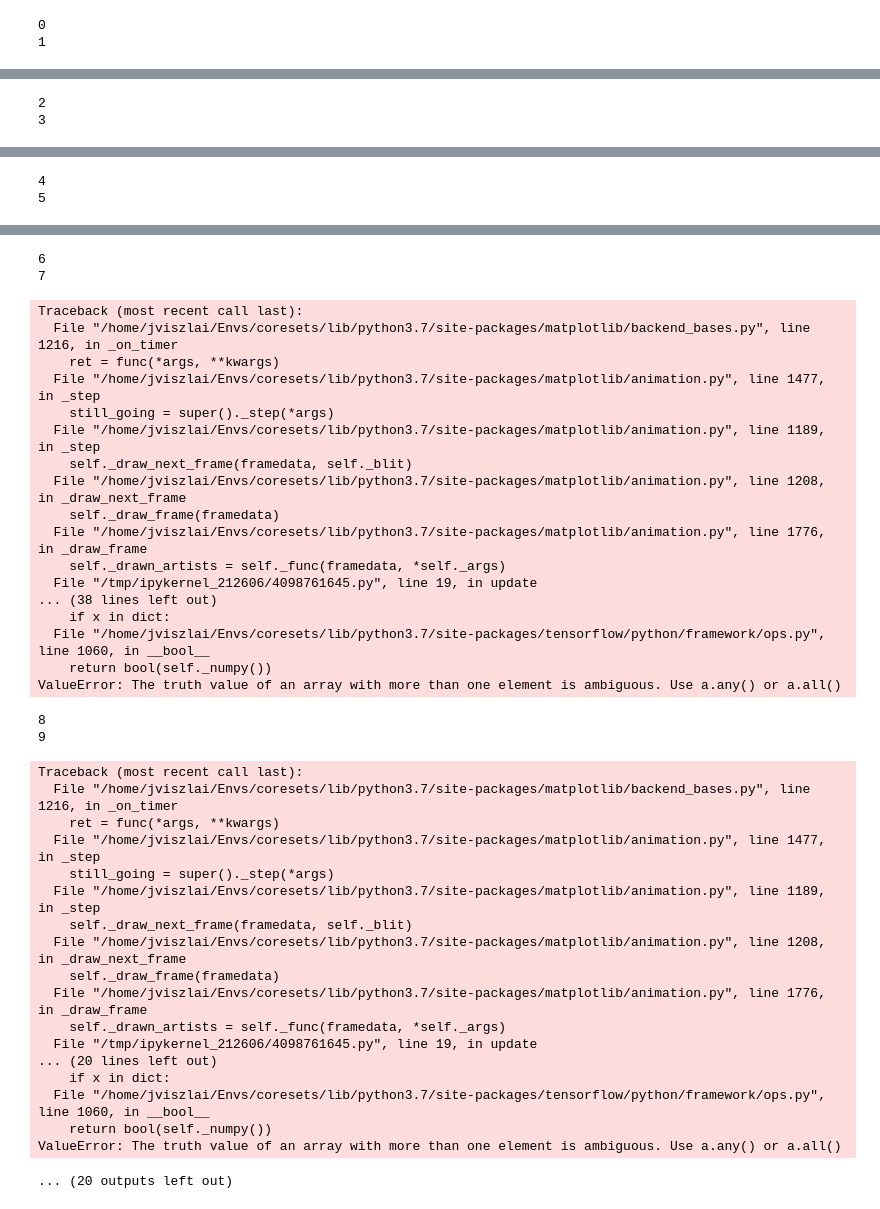
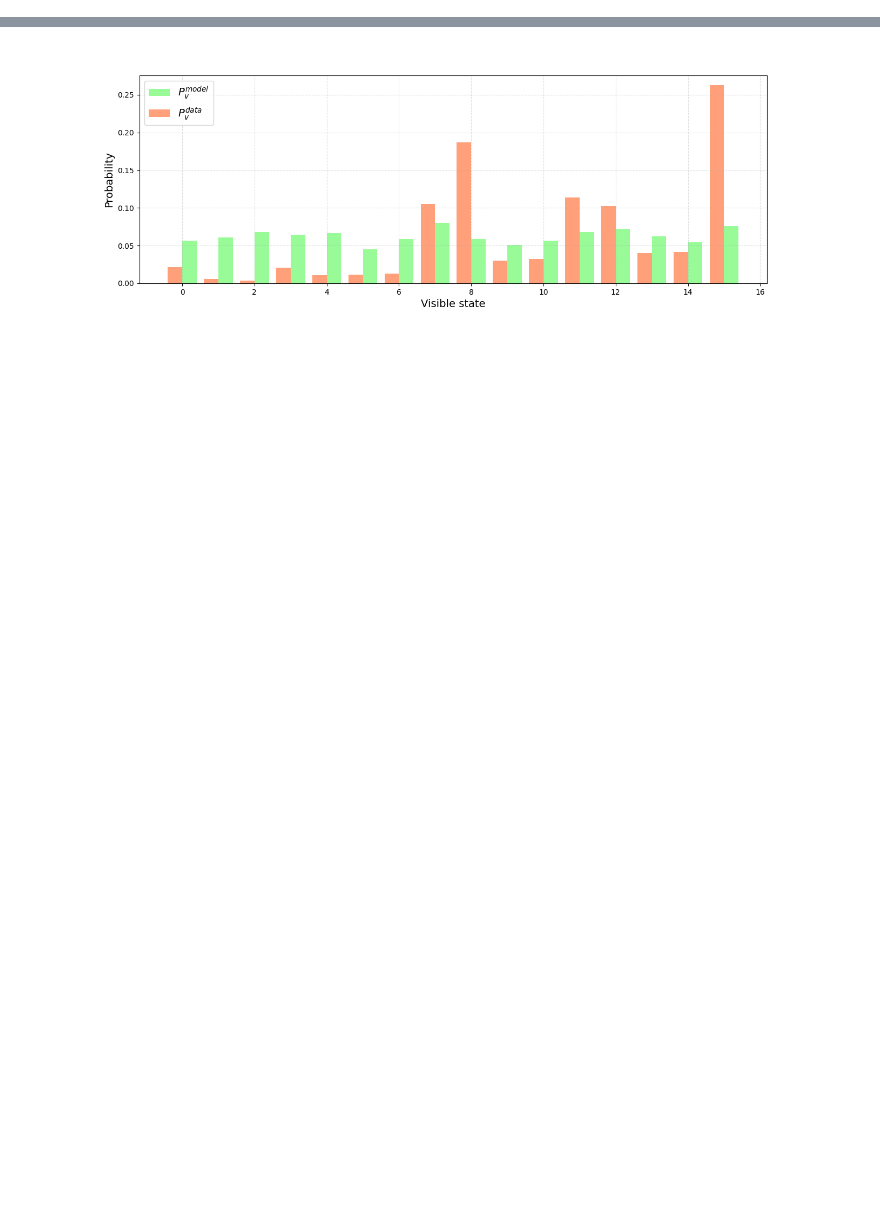
Before and after one commit to jviszlai/Bayesian-inference-coresets, a Jupyter notebook: pamc_qbm_tests.ipynb, the cells around one changed output, grey strips where cells are left out. Cells and saved outputs as stored; diff of their text form; code cells hidden in the pictures; blank space fills up the shorter version.

```diff
--- a/pamc_qbm_tests.ipynb
+++ b/pamc_qbm_tests.ipynb
@@ -32,4 +65,9 @@ data = -2 * np.random.randint(0, 2, size=(100, num_visible)) + np.ones((100, num
+# %%
+b_dist = mixed_bernoulli(8, 0.9, num_visible)
+# %%
+num_samples = 1000
+b_data = -2 * sample_dist(num_samples, b_dist) + np.ones((num_samples, num_visible))
 # %%
 pamc_qbm = PAMC_QBM(visible, hidden, gamma=2, population_size=512)
-pop_history = pamc_qbm.train(data.astype(np.float32), epochs=3, batch_size=10, betas=np.linspace(0,1,5).astype(np.float32), num_its=10)
+pop_history = pamc_qbm.train(b_data.astype(np.float32), epochs=3, batch_size=100, betas=np.linspace(0,1,5).astype(np.float32), num_its=10)
 # %% [output]
@@ -75,14 +108,11 @@ def y_range(dict, x_range):
         else:
             y.append(0)
     return y
-# %%
-for rect, y in zip(m_bars, y_range(pop_history[0][:, :len(visible)], x_range)):
-    rect.set_height(y)
 # %%
 fig, ax = plt.subplots(figsize=[15,5])
 
 x_range = range(2 ** len(visible))
-data_dist = data_to_dict(data)
+data_dist = data_to_dict(b_data)
 init_model_dist = data_to_dict(pop_history[0][:, :len(visible)])
 width = 0.4
 
@@ -96,9 +126,11 @@ plt.ylabel('Probability', fontsize=14)
 
 def update(frame):
     model_population = pop_history[frame]
-    for rect, y in zip(m_bars, y_range(model_population[:, :len(visible)], x_range)):
+    model_dict = data_to_dict(model_population[:, :len(visible)])
+    for rect, y in zip(m_bars, y_range(model_dict, x_range)):
         rect.set_height(y)
+    plt.title(f"frame: {frame}")
 
-anim = FuncAnimation(fig, update, frames=np.array(range(len(pop_history))))
+anim = FuncAnimation(fig, update, interval=50, frames=np.array(range(len(pop_history))))
 plt.show()
 # %% [output]
@@ -123,2 +136,0 @@ ValueError: setting an array element with a sequence.
-0
-1
@@ -142,2 +136,0 @@ ValueError: The truth value of an array with more than one element is ambiguous.
-2
-3
@@ -161,2 +136,0 @@ Traceback (most recent call last):
-4
-5
@@ -180,39 +137 @@ ValueError: The truth value of an array with more than one element is ambiguous.
-6
-7
-Traceback (most recent call last):
-  File "/home/jviszlai/Envs/coresets/lib/python3.7/site-packages/matplotlib/backend_bases.py", line 1216, in _on_timer
-    ret = func(*args, **kwargs)
-  File "/home/jviszlai/Envs/coresets/lib/python3.7/site-packages/matplotlib/animation.py", line 1477, in _step
-    still_going = super()._step(*args)
-  File "/home/jviszlai/Envs/coresets/lib/python3.7/site-packages/matplotlib/animation.py", line 1189, in _step
-    self._draw_next_frame(framedata, self._blit)
-  File "/home/jviszlai/Envs/coresets/lib/python3.7/site-packages/matplotlib/animation.py", line 1208, in _draw_next_frame
-    self._draw_frame(framedata)
-  File "/home/jviszlai/Envs/coresets/lib/python3.7/site-packages/matplotlib/animation.py", line 1776, in _draw_frame
-    self._drawn_artists = self._func(framedata, *self._args)
-  File "/tmp/ipykernel_212606/4098761645.py", line 19, in update
-... (38 lines left out)
-    if x in dict:
-  File "/home/jviszlai/Envs/coresets/lib/python3.7/site-packages/tensorflow/python/framework/ops.py", line 1060, in __bool__
-    return bool(self._numpy())
-ValueError: The truth value of an array with more than one element is ambiguous. Use a.any() or a.all()
-8
-9
-Traceback (most recent call last):
-  File "/home/jviszlai/Envs/coresets/lib/python3.7/site-packages/matplotlib/backend_bases.py", line 1216, in _on_timer
-    ret = func(*args, **kwargs)
-  File "/home/jviszlai/Envs/coresets/lib/python3.7/site-packages/matplotlib/animation.py", line 1477, in _step
-    still_going = super()._step(*args)
-  File "/home/jviszlai/Envs/coresets/lib/python3.7/site-packages/matplotlib/animation.py", line 1189, in _step
-    self._draw_next_frame(framedata, self._blit)
-  File "/home/jviszlai/Envs/coresets/lib/python3.7/site-packages/matplotlib/animation.py", line 1208, in _draw_next_frame
-    self._draw_frame(framedata)
-  File "/home/jviszlai/Envs/coresets/lib/python3.7/site-packages/matplotlib/animation.py", line 1776, in _draw_frame
-    self._drawn_artists = self._func(framedata, *self._args)
-  File "/tmp/ipykernel_212606/4098761645.py", line 19, in update
-... (20 lines left out)
-    if x in dict:
-  File "/home/jviszlai/Envs/coresets/lib/python3.7/site-packages/tensorflow/python/framework/ops.py", line 1060, in __bool__
-    return bool(self._numpy())
-ValueError: The truth value of an array with more than one element is ambiguous. Use a.any() or a.all()
-... (20 outputs left out)
+[figure, added]
```
Also changed, not shown: parts of 10 cells of this notebook, 2 other files.
